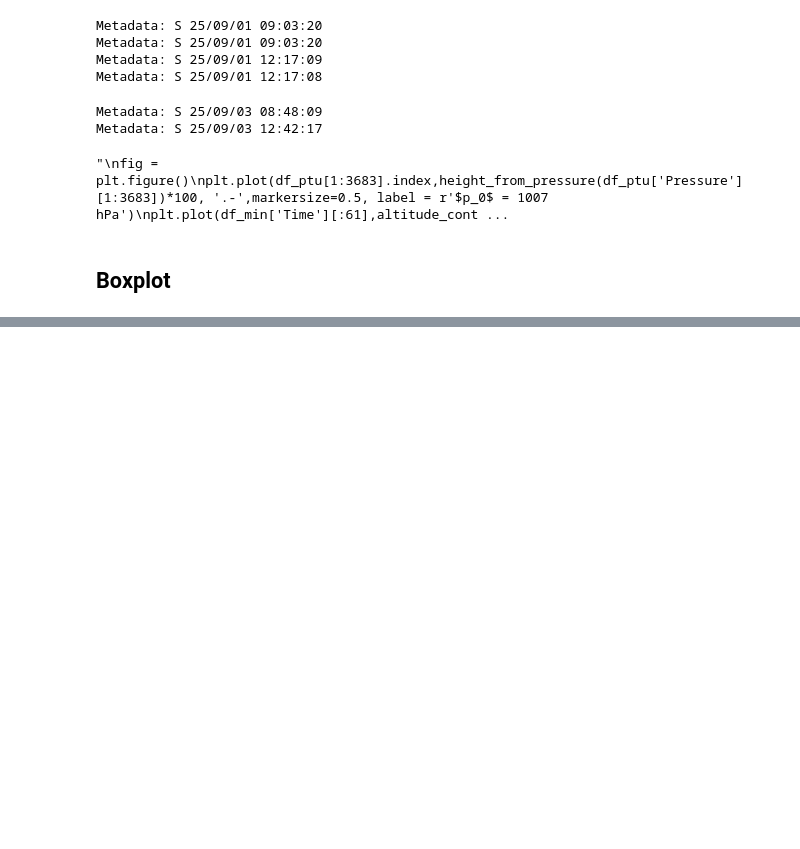
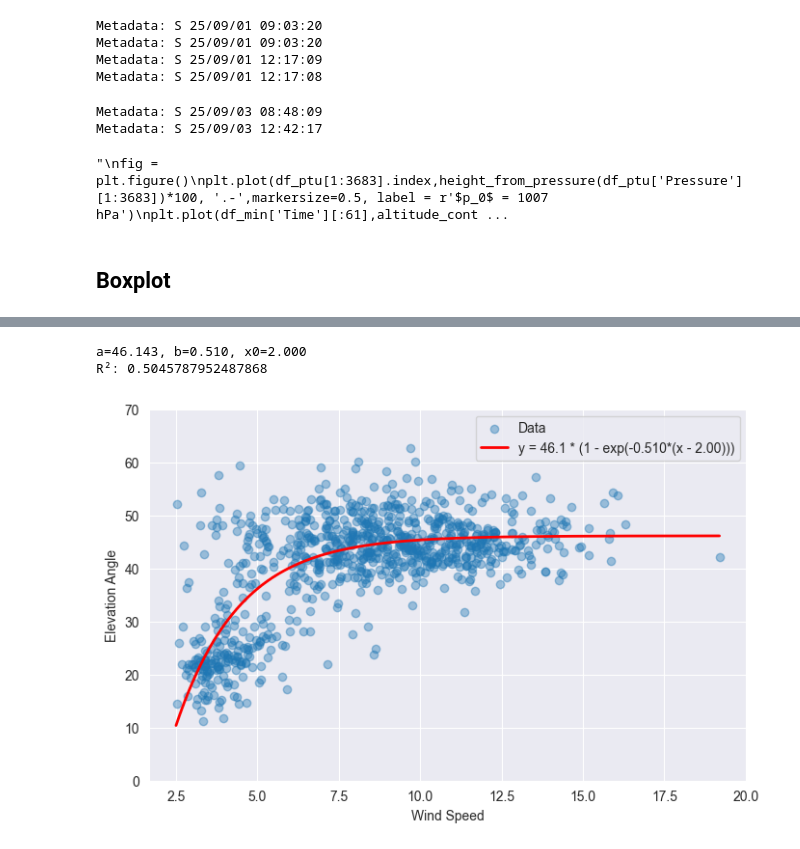
Before and after one commit to begumaltikulac/semikite, a Jupyter notebook: src/Data_Analysis/Correlation_angle_winspeed.ipynb, the cells around one changed output, grey strips where cells are left out. Drawn from its saved outputs; the diff is of its cells as text; code cells hidden in the pictures; blank space fills up the shorter version.

Commit message:
tried to calculate the function

```diff
--- a/src/Data_Analysis/Correlation_angle_winspeed.ipynb
+++ b/src/Data_Analysis/Correlation_angle_winspeed.ipynb
@@ -380,0 +452,51 @@ ModuleNotFoundError: No module named 'sklearn'
+# %%
+import numpy as np
+import matplotlib.pyplot as plt
+from scipy.optimize import curve_fit
+from sklearn.metrics import r2_score
+
+# Daten
+x = df_all['wind_speed'].to_numpy()
+y = df_all['elevation'].to_numpy()
+
+# Filter
+mask = np.isfinite(x) & np.isfinite(y) & (x > 2.5)
+x, y = x[mask], y[mask]
+
+# Exponentielles Modell
+def exp_func(x, a, b, x0):
+    return a * (1 - np.exp(-b * (x - x0)))
+
+# Startwerte & Grenzen
+p0 = [60, 0.5, 2.5]                  # a≈60°, b≈0.5, x0≈2.5
+bounds = ([0, 0, 2.0], [90, 10, 3.0])
+
+# Curve Fit
+popt, _ = curve_fit(exp_func, x, y, p0=p0, bounds=bounds)
+a, b, x0 = popt
+print(f"a={a:.3f}, b={b:.3f}, x0={x0:.3f}")
+
+# R²
+y_hat = exp_func(x, *popt)
+print("R²:", r2_score(y, y_hat))
+
+# Plot
+x_grid = np.linspace(2.5, x.max(), 400)
+fig1 = plt.figure(figsize=(8,5))
+plt.scatter(x, y, alpha=0.4, label="Data")
+
+# Gefittete Funktion mit Formel in der Legende
+fit_label = f"y = {a:.1f} * (1 - exp(-{b:.3f}*(x - {x0:.2f})))"
+plt.plot(x_grid, exp_func(x_grid, *popt), 'r', lw=2, label=fit_label)
+
+plt.xlabel("Wind Speed")
+plt.ylabel("Elevation Angle")
+plt.ylim(0, 70)
+plt.legend()
+#plt.title("Exponentieller Fit der Elevation über Wind Speed")
+plt.show()
+fig1.savefig("Plots/ScatterPlot_Funct.pdf")
+# %% [output]
+a=46.143, b=0.510, x0=2.000
+R²: 0.5045787952487868
+[figure, added]
```
Also changed, not shown: parts of 15 cells of this notebook, 3 other files.
